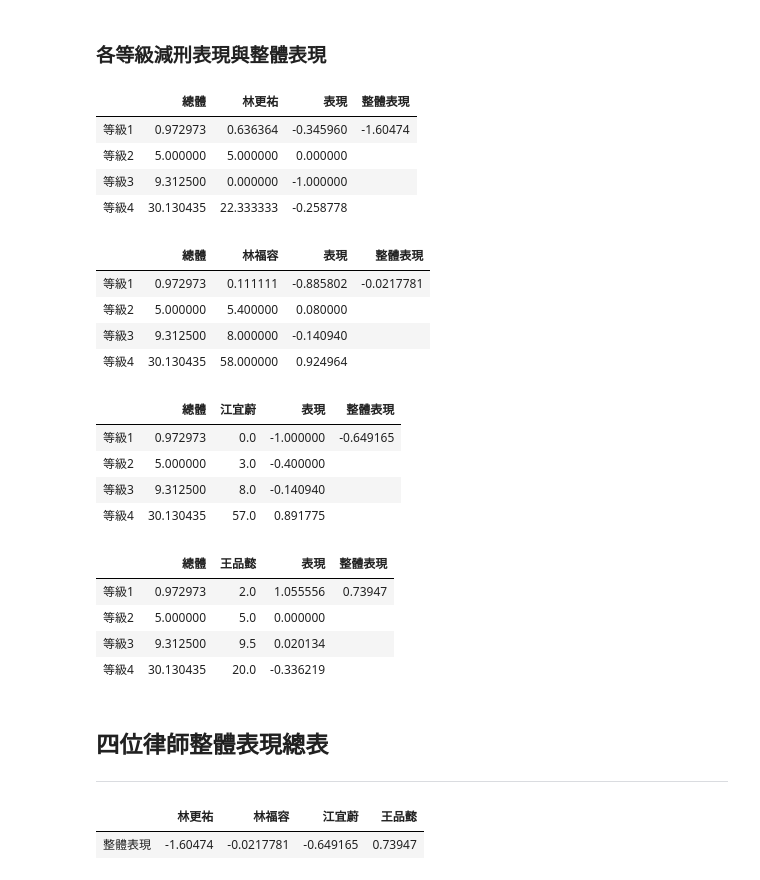
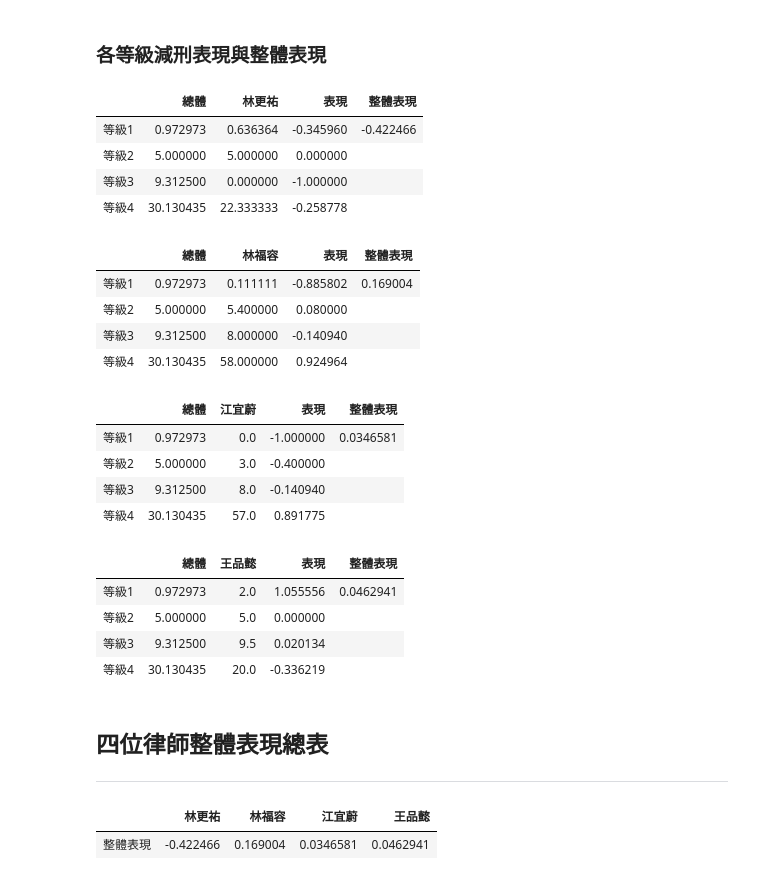
Before and after one commit to peilichang/LawTech, a Jupyter notebook: 沙漠一點律 - 程式碼整理/沙漠一點律 - 各律師減刑表現計算.ipynb, the cells around one changed output. Saved outputs shown, nothing was run; the diff lists cells and outputs as text; code cells hidden in the pictures.

```diff
--- a/沙漠一點律 - 程式碼整理/沙漠一點律 - 各律師減刑表現計算.ipynb
+++ b/沙漠一點律 - 程式碼整理/沙漠一點律 - 各律師減刑表現計算.ipynb
@@ -531,7 +531,7 @@ def perform(lawyer_data,lawyer_name):
     lawyer_data = all_level[["總體",lawyer_name]]
     lawyer_data["表現"] = (lawyer_data[lawyer_name]-lawyer_data["總體"])/lawyer_data["總體"]
     lawyer_data["整體表現"] = ""
-    lawyer_data.loc["等級1","整體表現"] = sum(lawyer_data["表現"])
+    lawyer_data.loc["等級1","整體表現"] = (lawyer_data.iloc[0,2]*0.15)+(lawyer_data.iloc[1,2]*0.22)+(lawyer_data.iloc[2,2]*0.28)+(lawyer_data.iloc[3,2]*0.35)
     return lawyer_data
 # %% [markdown]
 ### 各等級減刑表現與整體表現
@@ -540,7 +540,7 @@ li_perform = perform(li_data,"林更祐")
 li_perform
 # %% [output]
 |  | 總體 | 林更祐 | 表現 | 整體表現 |
-| 等級1 | 0.972973 | 0.636364 | -0.345960 | -1.60474 |
+| 等級1 | 0.972973 | 0.636364 | -0.345960 | -0.422466 |
 | 等級2 | 5.000000 | 5.000000 | 0.000000 |  |
 | 等級3 | 9.312500 | 0.000000 | -1.000000 |  |
 | 等級4 | 30.130435 | 22.333333 | -0.258778 |  |
@@ -549,7 +549,7 @@ fu_perform = perform(fu_data,"林福容")
 fu_perform
 # %% [output]
 |  | 總體 | 林福容 | 表現 | 整體表現 |
-| 等級1 | 0.972973 | 0.111111 | -0.885802 | -0.0217781 |
+| 等級1 | 0.972973 | 0.111111 | -0.885802 | 0.169004 |
 | 等級2 | 5.000000 | 5.400000 | 0.080000 |  |
 | 等級3 | 9.312500 | 8.000000 | -0.140940 |  |
 | 等級4 | 30.130435 | 58.000000 | 0.924964 |  |
@@ -558,7 +558,7 @@ jing_perform = perform(jing_data,"江宜蔚")
 jing_perform
 # %% [output]
 |  | 總體 | 江宜蔚 | 表現 | 整體表現 |
-| 等級1 | 0.972973 | 0.0 | -1.000000 | -0.649165 |
+| 等級1 | 0.972973 | 0.0 | -1.000000 | 0.0346581 |
 | 等級2 | 5.000000 | 3.0 | -0.400000 |  |
 | 等級3 | 9.312500 | 8.0 | -0.140940 |  |
 | 等級4 | 30.130435 | 57.0 | 0.891775 |  |
@@ -567,7 +567,7 @@ wong_perform = perform(wong_data,"王品懿")
 wong_perform
 # %% [output]
 |  | 總體 | 王品懿 | 表現 | 整體表現 |
-| 等級1 | 0.972973 | 2.0 | 1.055556 | 0.73947 |
+| 等級1 | 0.972973 | 2.0 | 1.055556 | 0.0462941 |
 | 等級2 | 5.000000 | 5.0 | 0.000000 |  |
 | 等級3 | 9.312500 | 9.5 | 0.020134 |  |
 | 等級4 | 30.130435 | 20.0 | -0.336219 |  |
@@ -575,18 +575,12 @@ wong_perform
 ## 四位律師整體表現總表
 ---
 # %%
-lawyer_data_list = [li_data,fu_data,jing_data,wong_data]
-each_perform_list = []
-for each_lawyer_data in lawyer_data_list:
-    each_perform = sum((each_lawyer_data.iloc[:,1]-each_lawyer_data.iloc[:,0])/each_lawyer_data.iloc[:,0])
-    each_perform_list.append(each_perform)
-
 every_lawyer_perform = pd.DataFrame(columns = ["林更祐","林福容","江宜蔚","王品懿"], index = ["整體表現"])
-every_lawyer_perform.iloc[0,0] = each_perform_list[0]
-every_lawyer_perform.iloc[0,1] = each_perform_list[1]
-every_lawyer_perform.iloc[0,2] = each_perform_list[2]
-every_lawyer_perform.iloc[0,3] = each_perform_list[3]
+every_lawyer_perform.iloc[0,0] = li_perform.iloc[0,3]
+every_lawyer_perform.iloc[0,1] = fu_perform.iloc[0,3]
+every_lawyer_perform.iloc[0,2] = jing_perform.iloc[0,3]
+every_lawyer_perform.iloc[0,3] = wong_perform.iloc[0,3]
 every_lawyer_perform
 # %% [output]
 |  | 林更祐 | 林福容 | 江宜蔚 | 王品懿 |
-| 整體表現 | -1.60474 | -0.0217781 | -0.649165 | 0.73947 |
+| 整體表現 | -0.422466 | 0.169004 | 0.0346581 | 0.0462941 |
```
